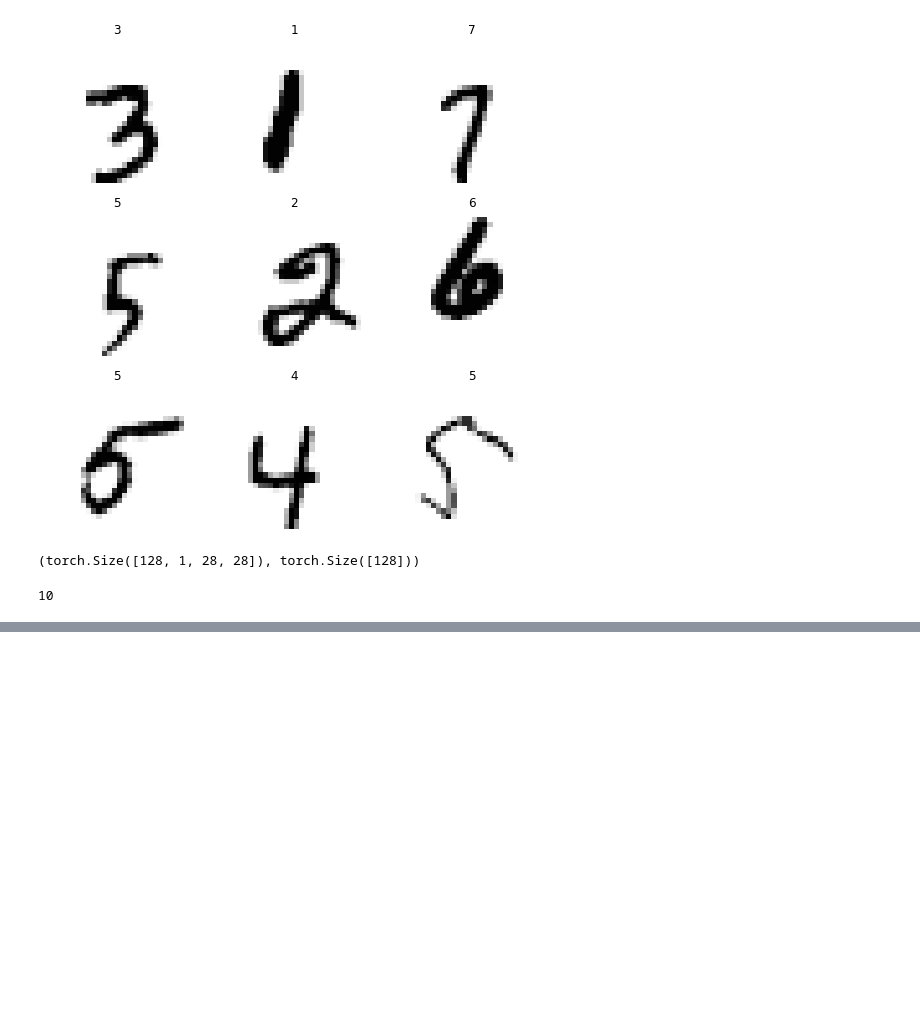
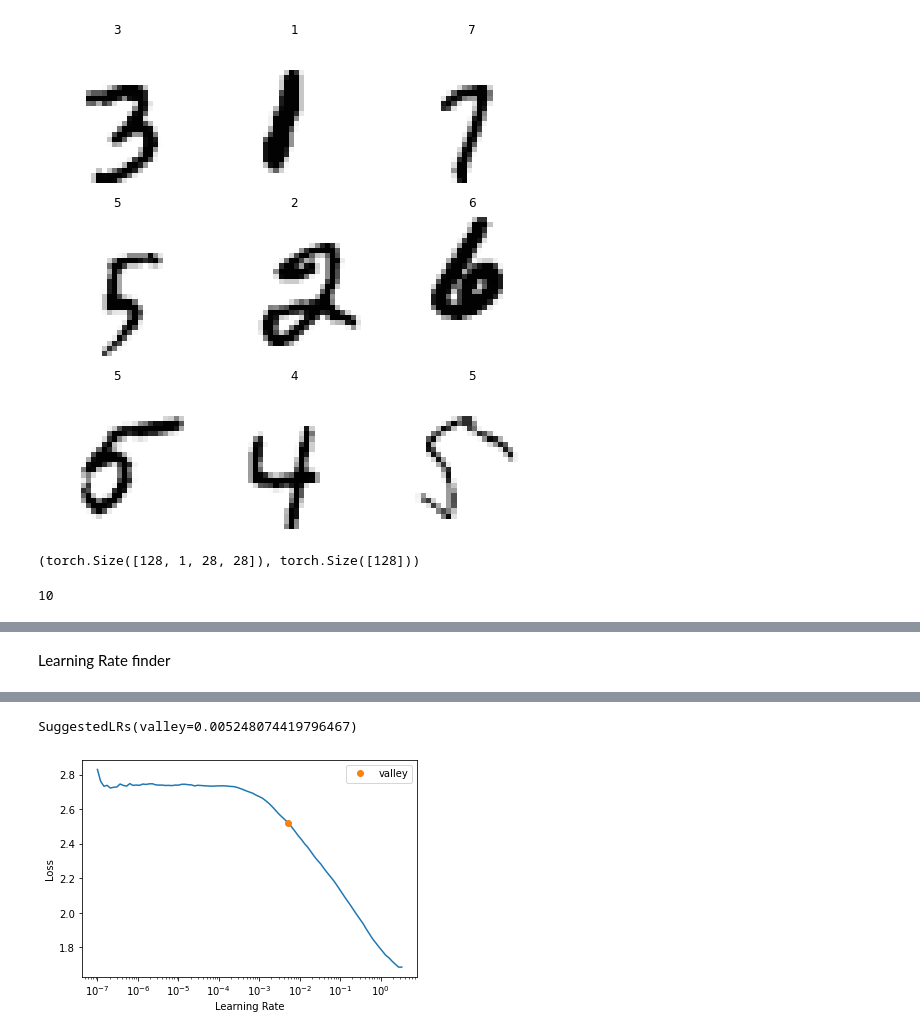
Before and after one commit to Aravinda89/Image-Classificatio-from-Scratch, a Jupyter notebook: mnist.ipynb, the cells around one changed output, grey strips where cells are left out. Drawn from its saved outputs; the diff is of its cells as text; code cells hidden in the pictures; blank space fills up the shorter version.

```diff
--- a/mnist.ipynb
+++ b/mnist.ipynb
@@ -105,0 +111,24 @@ dls.c
+# %%
+def bn(nf):
+  return nn.BatchNorm2d(nf)
+# %%
+def ReLU():
+  return nn.ReLU(inplace=False)
+# %%
+model = nn.Sequential(
+                      conv(1, 8),
+                      bn(8),
+                      ReLU(),
+                      conv(8, 16),
+                      bn(16),
+                      ReLU(),
+                      conv(16,32),
+                      bn(32),
+                      ReLU(),
+                      conv(32, 16),
+                      bn(16),
+                      ReLU(),
+                      conv(16, 10),
+                      bn(10),
+                      Flatten()
+)
@@ -105,0 +155,2 @@ dls.c
+# %%
+learn = Learner(dls, model, loss_func=CrossEntropyLossFlat(), metrics=accuracy)
@@ -105,0 +178,5 @@ dls.c
+# %% [markdown]
+Learning Rate finder
+# %%
+learn.lr_find()
+# %% [output]
@@ -105,0 +184,2 @@ dls.c
+SuggestedLRs(valley=0.005248074419796467)
+[figure, added]
```
Also changed, not shown: parts of 6 cells of this notebook.
